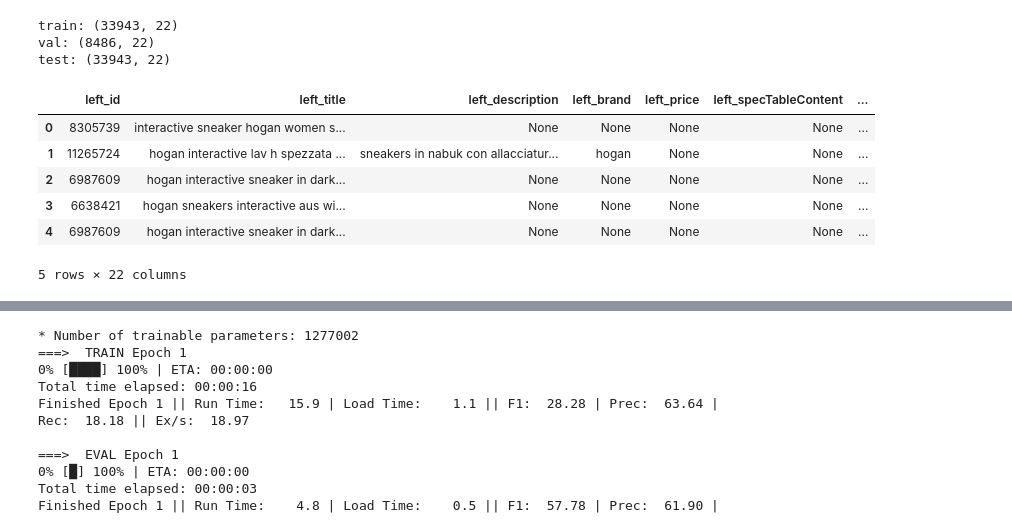
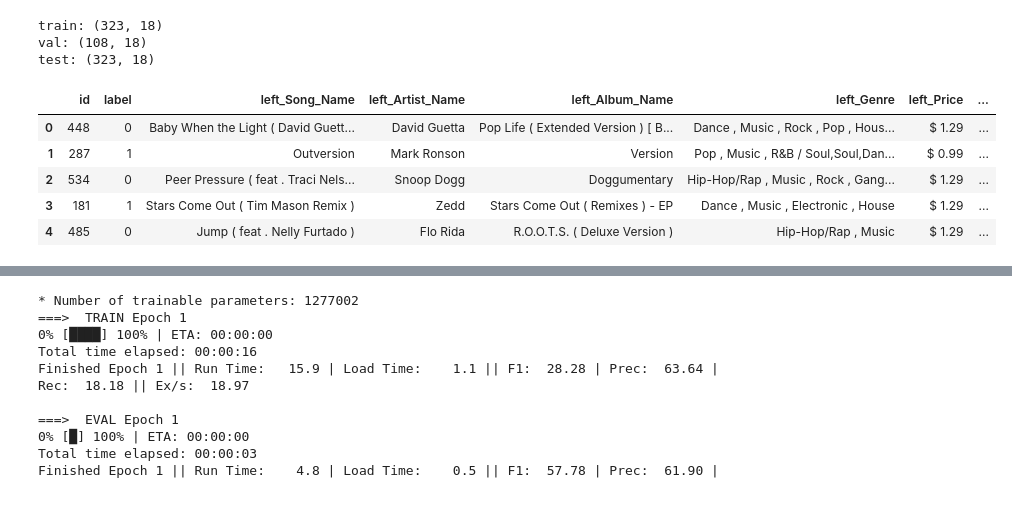
Before and after one commit to AISLE-3/deepmatcher, a Jupyter notebook: examples/train_demo.ipynb, the cells around one changed output, grey strips where cells are left out. Saved outputs shown, nothing was run; the diff lists cells and outputs as text; code cells hidden in the pictures.

```diff
--- a/examples/train_demo.ipynb
+++ b/examples/train_demo.ipynb
@@ -35,28 +35,27 @@ from deepmatcher.optim import Optimizer
 from torch.utils.data import DataLoader
 from deepmatcher.models.core import MatchingModel
 # %%
-dataset_dir = "sample_data/wdc/"
-train_df = pd.read_json(os.path.join(dataset_dir, 'train.json.gz'), compression='gzip', lines=True)
+dataset_dir = "sample_data/itunes-amazon/"
+train_df = pd.read_csv(os.path.join(dataset_dir, 'train.csv'))
 print('train:', train_df.shape)
-val_df = pd.read_json(os.path.join(dataset_dir, 'val.json.gz'), compression='gzip', lines=True)
+val_df = pd.read_csv(os.path.join(dataset_dir, 'validation.csv'))
 print('val:', val_df.shape)
-test_df = pd.read_json(os.path.join(dataset_dir, 'train.json.gz'), compression='gzip', lines=True)
+test_df = pd.read_csv(os.path.join(dataset_dir, 'train.csv'))
 print('test:', test_df.shape)
 
 # for df in (train_df, val_df, test_df):
 #     df['left_image'] = df['right_image'] = os.path.join(dataset_dir, 'test_img.jpg')
 train_df.head()
 # %% [output]
-train: (33943, 22)
-val: (8486, 22)
-test: (33943, 22)
+train: (323, 18)
+val: (108, 18)
+test: (323, 18)
-|  | left_id | left_title | left_description | left_brand | left_price | left_specTableContent | ... |
-| 0 | 8305739 | interactive sneaker hogan women s... | None | None | None | None | ... |
-| 1 | 11265724 | hogan interactive lav h spezzata ... | sneakers in nabuk con allacciatur... | hogan | None | None | ... |
-| 2 | 6987609 | hogan interactive sneaker in dark... | None | None | None | None | ... |
-| 3 | 6638421 | hogan sneakers interactive aus wi... | None | None | None | None | ... |
-| 4 | 6987609 | hogan interactive sneaker in dark... | None | None | None | None | ... |
+|  | id | label | left_Song_Name | left_Artist_Name | left_Album_Name | left_Genre | left_Price | ... |
+| 0 | 448 | 0 | Baby When the Light ( David Guett... | David Guetta | Pop Life ( Extended Version ) [ B... | Dance , Music , Rock , Pop , Hous... | $ 1.29 | ... |
+| 1 | 287 | 1 | Outversion | Mark Ronson | Version | Pop , Music , R&B / Soul,Soul,Dan... | $ 0.99 | ... |
+| 2 | 534 | 0 | Peer Pressure ( feat . Traci Nels... | Snoop Dogg | Doggumentary | Hip-Hop/Rap , Music , Rock , Gang... | $ 1.29 | ... |
+| 3 | 181 | 1 | Stars Come Out ( Tim Mason Remix ) | Zedd | Stars Come Out ( Remixes ) - EP | Dance , Music , Electronic , House | $ 1.29 | ... |
+| 4 | 485 | 0 | Jump ( feat . Nelly Furtado ) | Flo Rida | R.O.O.T.S. ( Deluxe Version ) | Hip-Hop/Rap , Music | $ 1.29 | ... |
-5 rows × 22 columns
 # %%
 text_encoder = HFTextEncoder('albert-base-v2', trainable=False, seqtovec='mean')
 # image_encoder = DINOImageEncoder(device='cuda')
```
Also changed, not shown: parts of 5 cells of this notebook.
